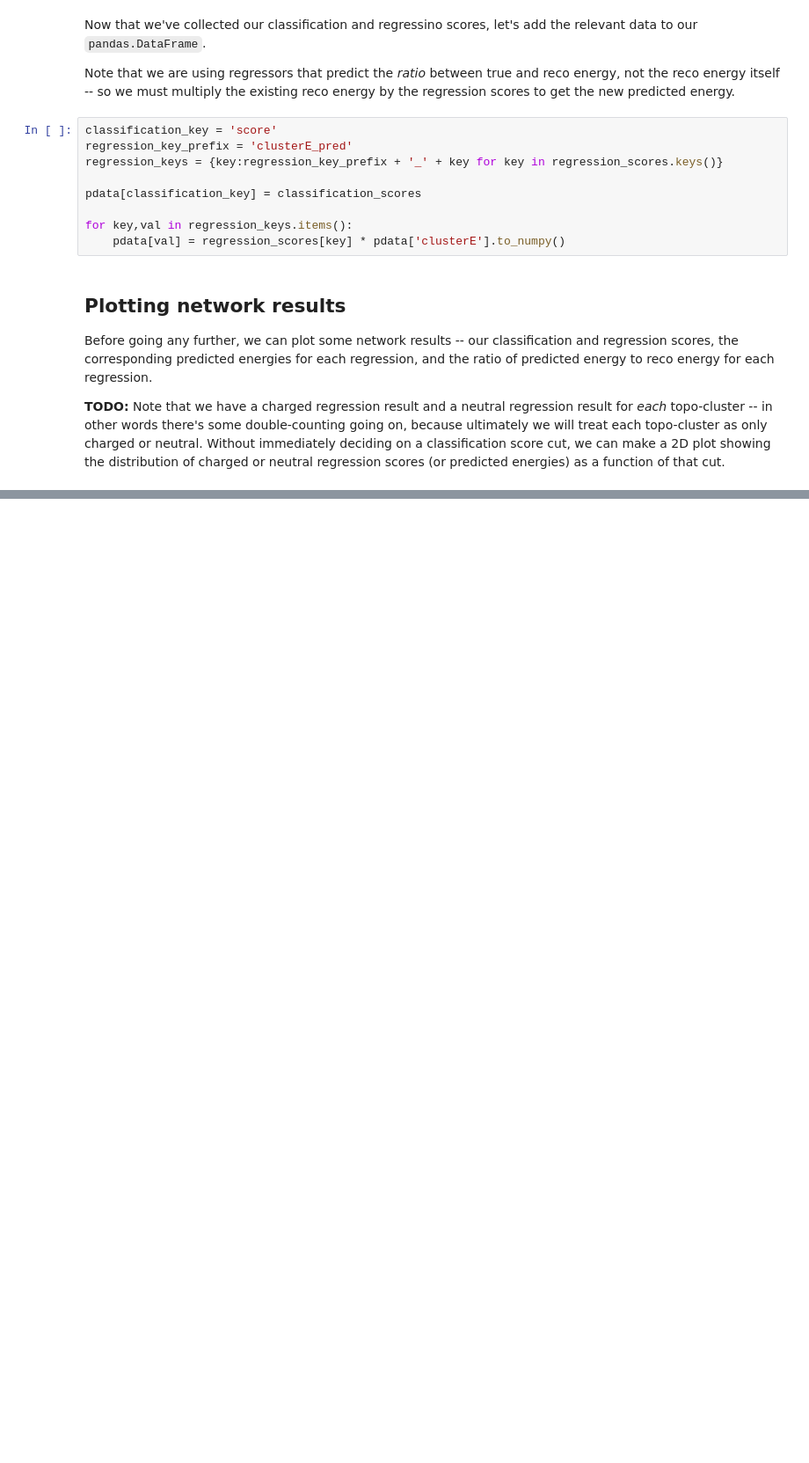
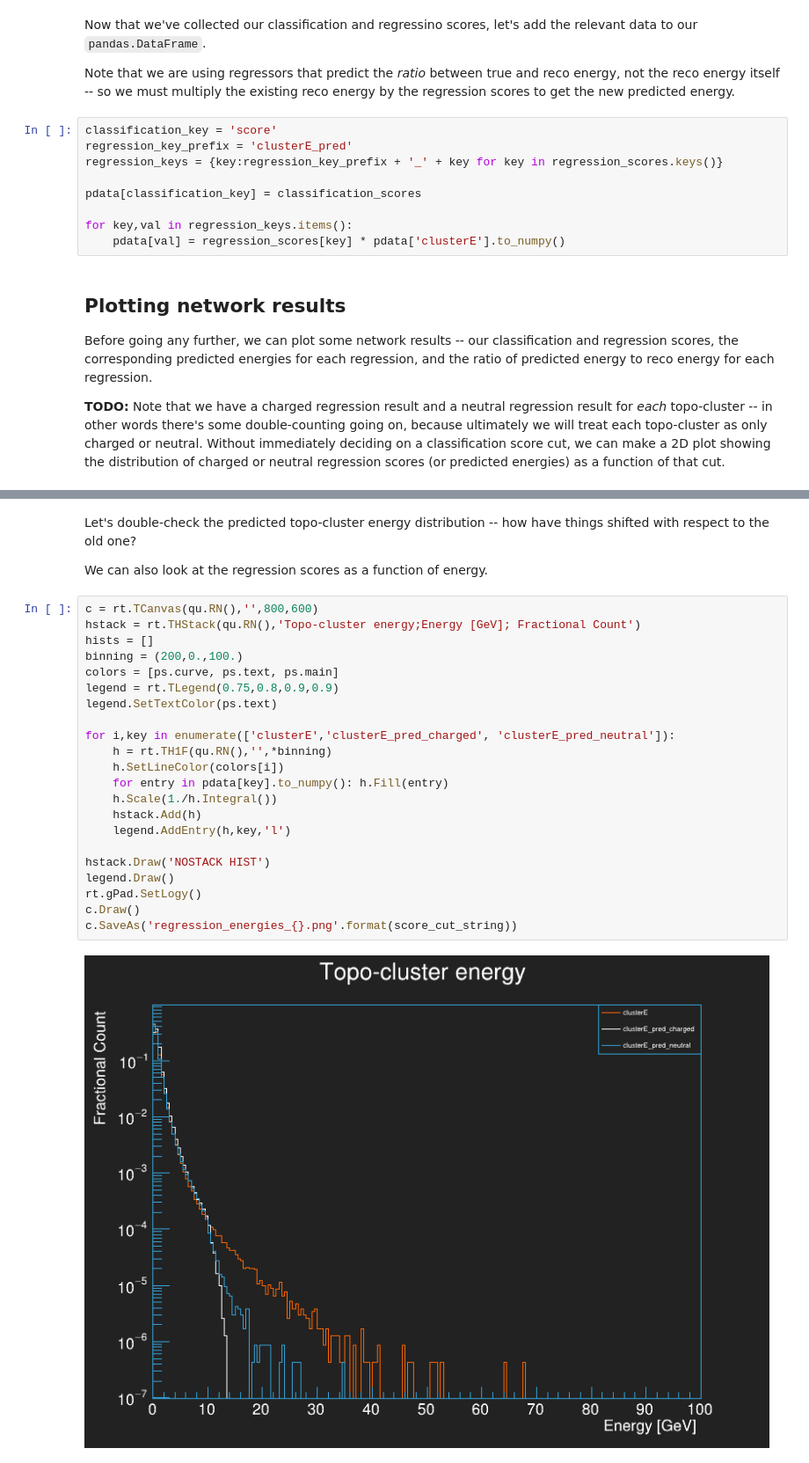
Before and after one commit to atlas-calo-ml/caloml-atlas, a Jupyter notebook: jets/jet.ipynb, the cells around one changed output, grey strips where cells are left out. Shown at 88% size. Cells and saved outputs as stored; diff of their text form; blank space fills up the shorter version.

```diff
--- a/jets/jet.ipynb
+++ b/jets/jet.ipynb
@@ -361,3 +424,31 @@ charged_idxs = (pdata[classification_key] > classification_score_cut).to_numpy()
 clusterE_pred[charged_idxs] = pdata['clusterE_pred_charged'][charged_idxs].to_numpy()
 
 pdata[predicted_energy_key] = clusterE_pred
+# %% [markdown]
+Let's double-check the predicted topo-cluster energy distribution -- how have things shifted with respect to the old one?
+
+We can also look at the regression scores as a function of energy.
+# %%
+c = rt.TCanvas(qu.RN(),'',800,600)
+hstack = rt.THStack(qu.RN(),'Topo-cluster energy;Energy [GeV]; Fractional Count')
+hists = []
+binning = (200,0.,100.)
+colors = [ps.curve, ps.text, ps.main]
+legend = rt.TLegend(0.75,0.8,0.9,0.9)
+legend.SetTextColor(ps.text)
+
+for i,key in enumerate(['clusterE','clusterE_pred_charged', 'clusterE_pred_neutral']):
+    h = rt.TH1F(qu.RN(),'',*binning)
+    h.SetLineColor(colors[i])
+    for entry in pdata[key].to_numpy(): h.Fill(entry)
+    h.Scale(1./h.Integral())
+    hstack.Add(h)
+    legend.AddEntry(h,key,'l')
+
+hstack.Draw('NOSTACK HIST')
+legend.Draw()
+rt.gPad.SetLogy()
+c.Draw()
+c.SaveAs('regression_energies_{}.png'.format(score_cut_string))
+# %% [output]
+[figure, added]
```
Also changed, not shown: parts of 54 cells of this notebook, 6 other files.
